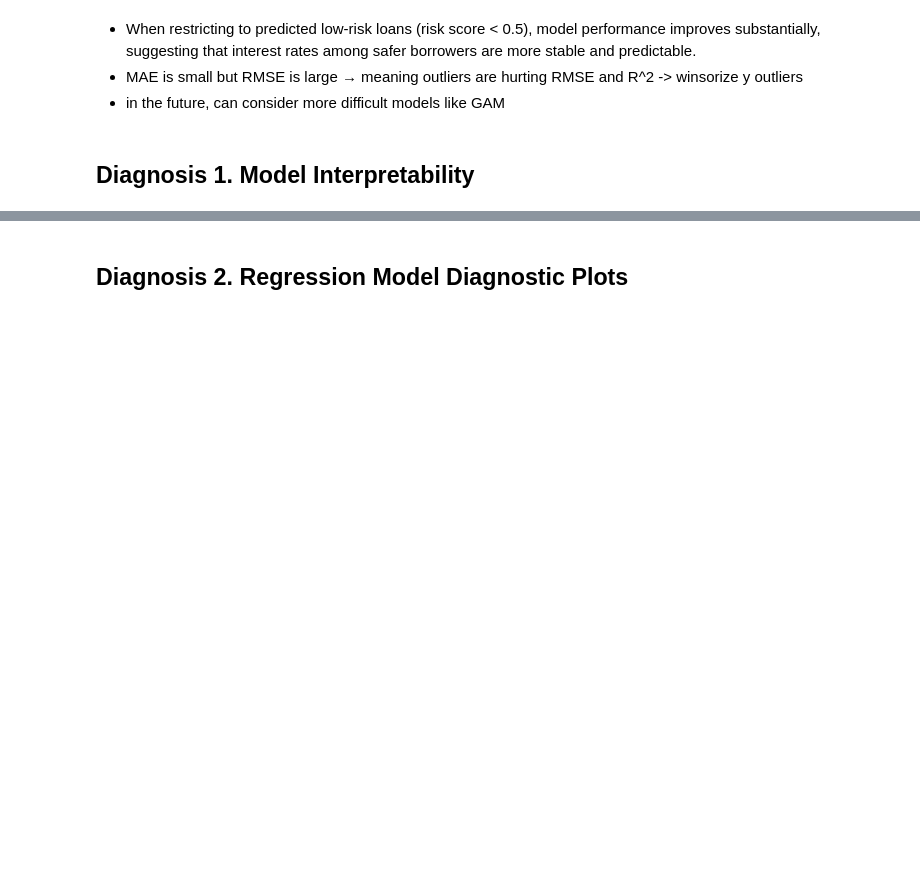
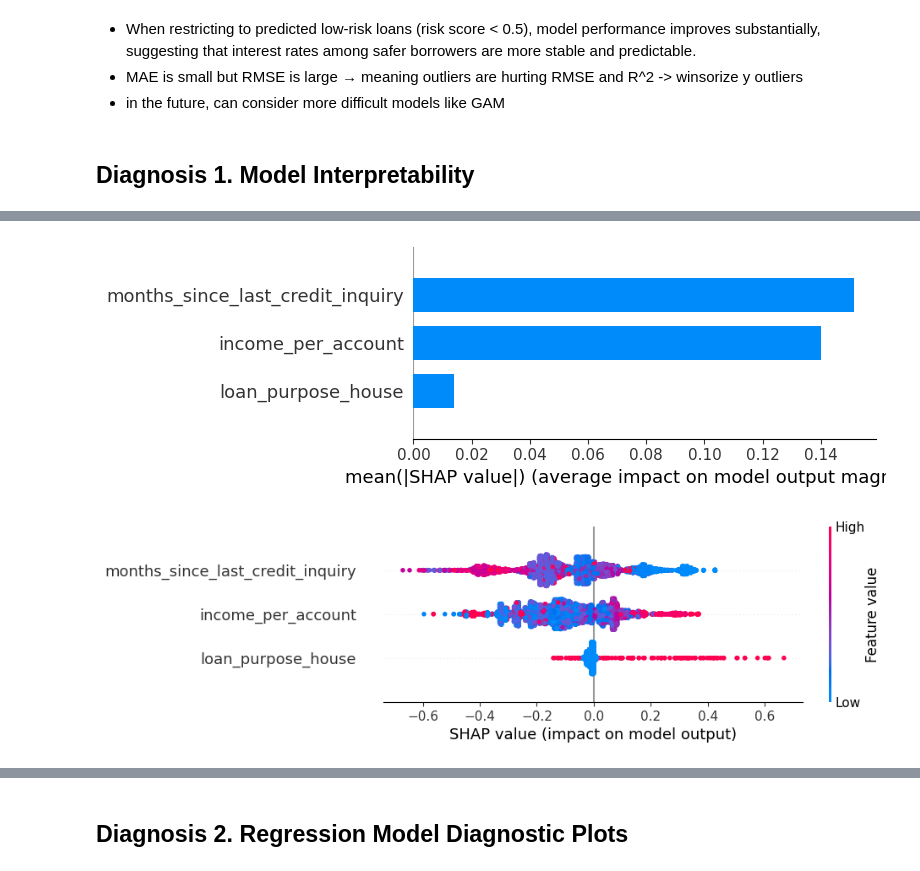
Before and after one commit to theodora-yko/lending_interest_rate_prediction, a Jupyter notebook: final.ipynb, the cells around one changed output, grey strips where cells are left out. Saved outputs shown, nothing was run; the diff lists cells and outputs as text; code cells hidden in the pictures; blank space fills up the shorter version.

```diff
--- a/final.ipynb
+++ b/final.ipynb
@@ -801,8 +825,8 @@ plt.show()
 import shap
 
 explainer = shap.TreeExplainer(xgb_model)
-shap_values = explainer.shap_values(encoded_X_train)
-explanation = explainer(encoded_X_train)
-shap.summary_plot(shap_values, encoded_X_train, plot_type="bar")
+shap_values = explainer.shap_values(final_X_train_cls)
+explanation = explainer(final_X_train_cls)
+shap.summary_plot(shap_values, final_X_train_cls, plot_type="bar")
 shap.plots.beeswarm(explanation)
 # %% [output]
@@ -812,0 +833,2 @@ Stack trace:
+[figure, added]
+[figure, added]
```
Also changed, not shown: parts of 24 cells of this notebook.
